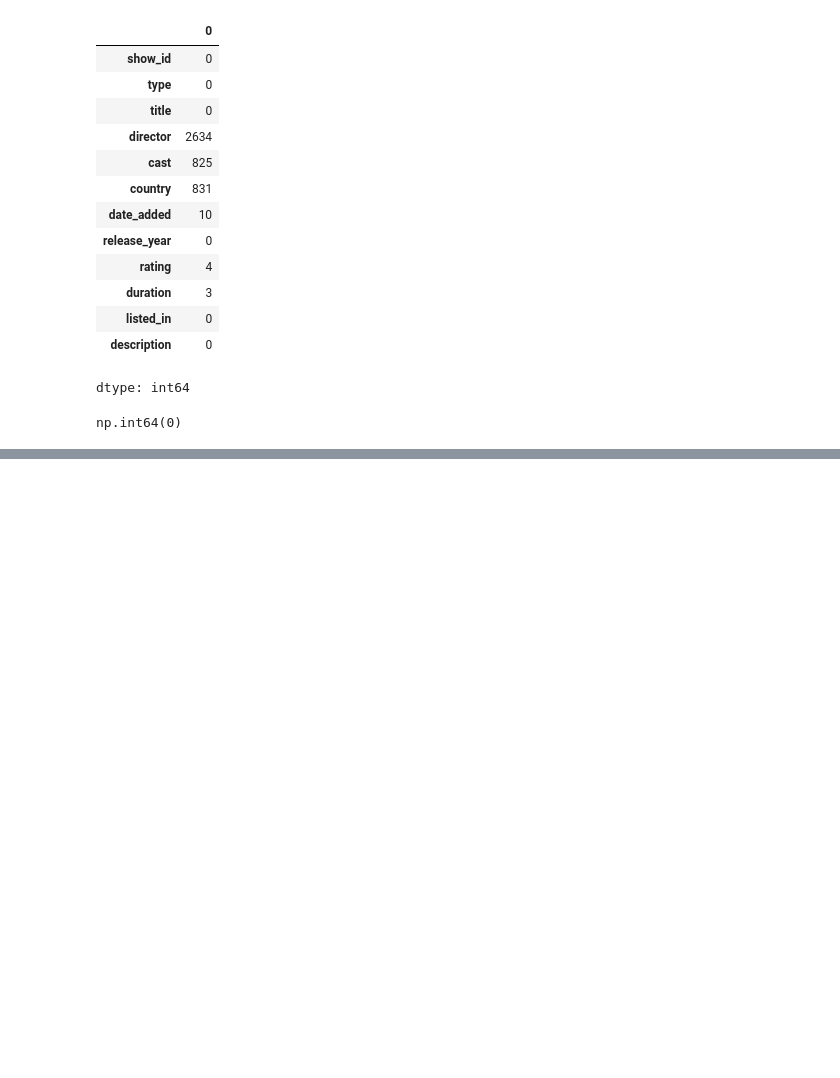
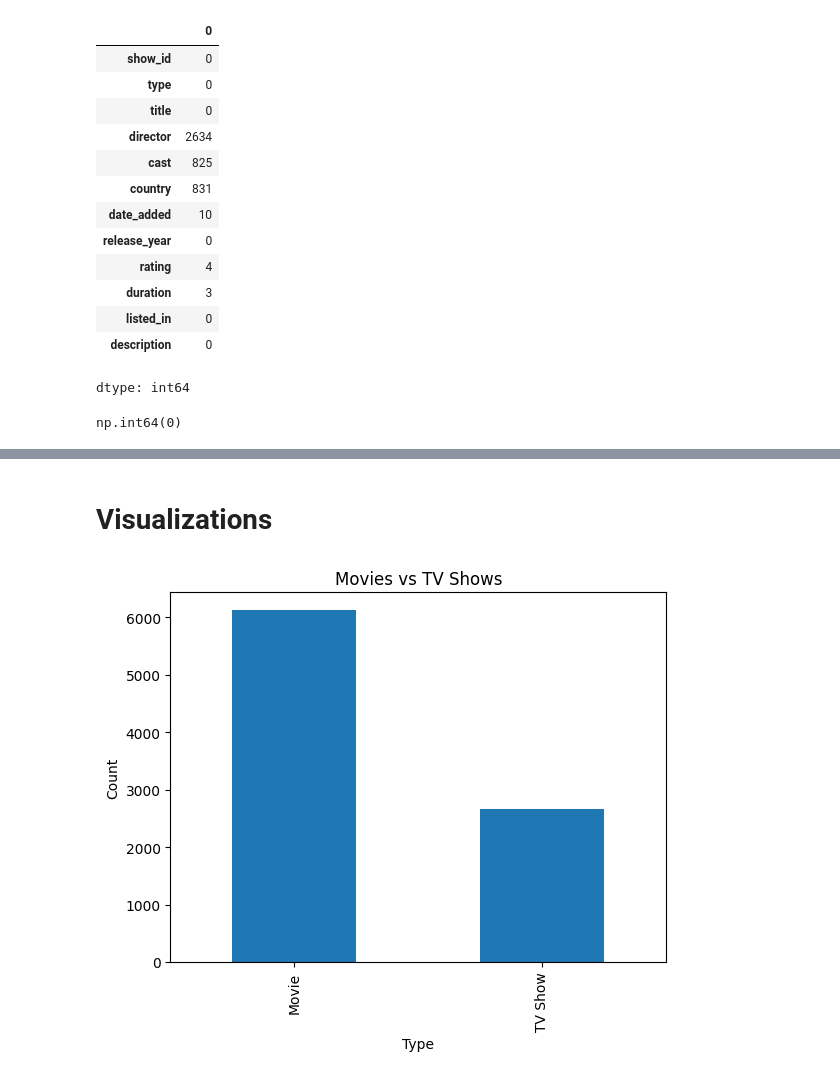
Before and after one commit to Srujan0001/AI-ML-Internship-Project01, a Jupyter notebook: Project1_pluto.ipynb, the cells around one changed output, grey strips where cells are left out. Saved outputs shown, nothing was run; the diff lists cells and outputs as text; code cells hidden in the pictures; blank space fills up the shorter version.

```diff
--- a/Project1_pluto.ipynb
+++ b/Project1_pluto.ipynb
@@ -63,0 +113,6 @@ np.int64(0)
+# %%
+df['director'] = df['director'].fillna('Unknown')
+df['cast'] = df['cast'].fillna('Not Available')
+df['country'] = df['country'].fillna('Unknown')
+# %%
+df = df.dropna(subset=['date_added'])
@@ -63,0 +153,2 @@ np.int64(0)
+# %%
+df['date_added'] = pd.to_datetime(df['date_added'], format='mixed')
@@ -63,0 +195,2 @@ np.int64(0)
+# %%
+df = df.drop(columns=['show_id'])
@@ -63,0 +340,10 @@ np.int64(0)
+# %% [markdown]
+# Visualizations
+# %%
+df['type'].value_counts().plot(kind='bar')
+plt.title("Movies vs TV Shows")
+plt.xlabel("Type")
+plt.ylabel("Count")
+plt.show()
+# %% [output]
+[figure, added]
```
Also changed, not shown: parts of 38 cells of this notebook.
